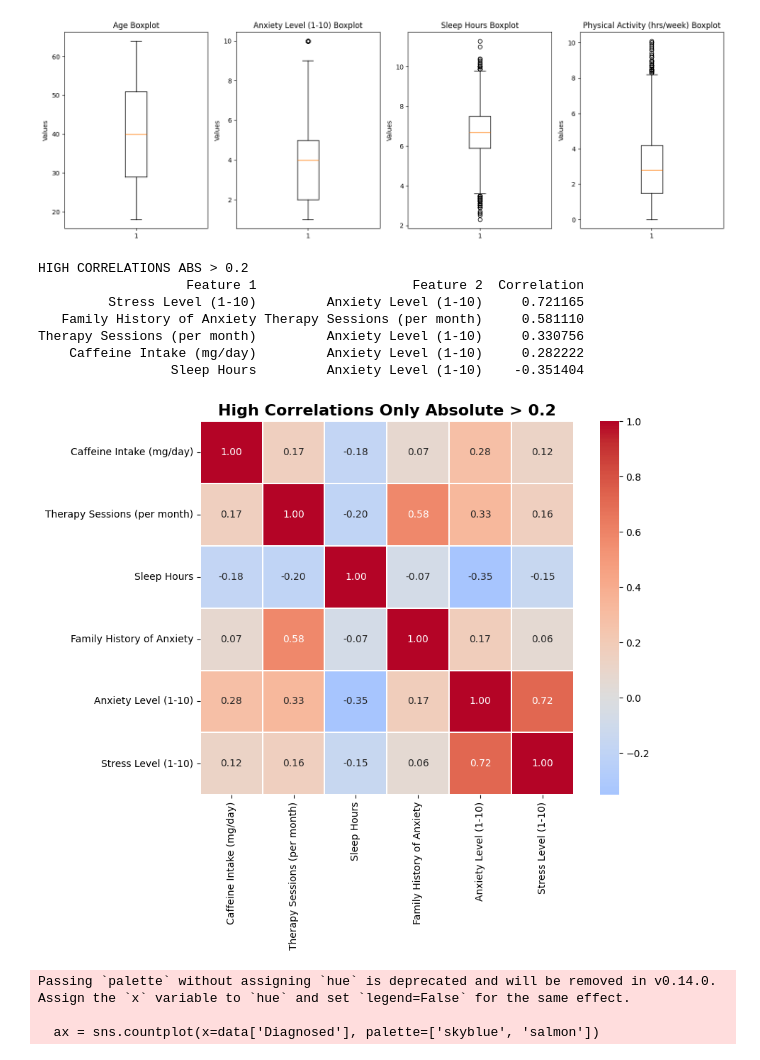
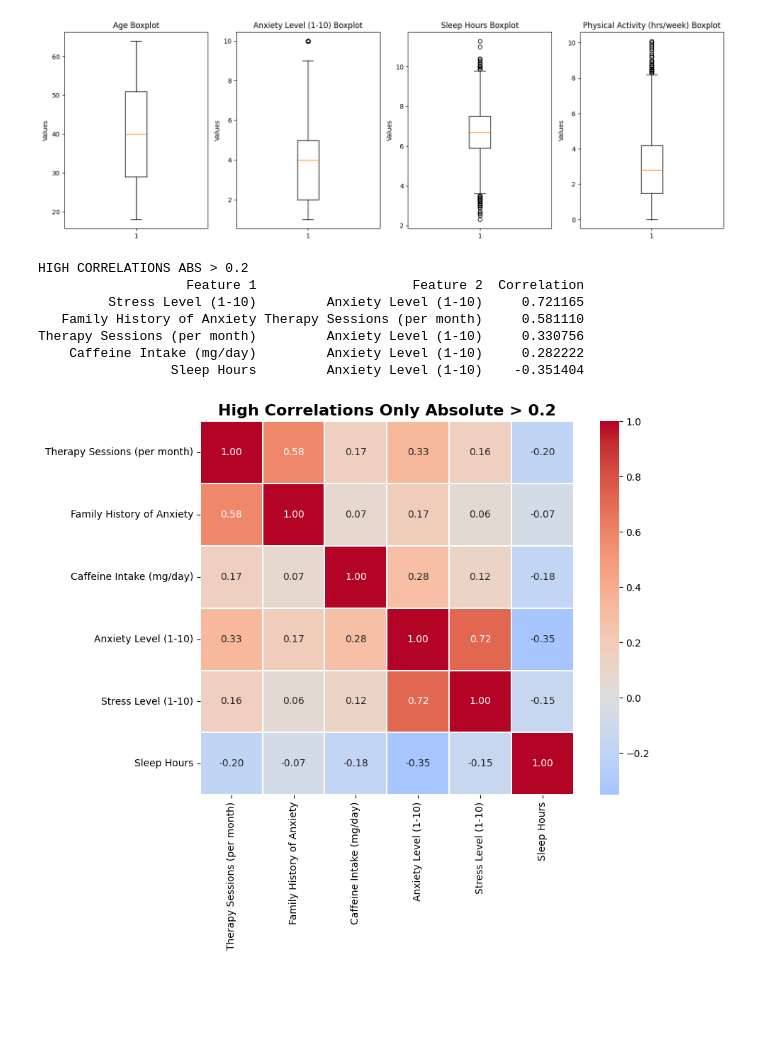
Before and after one commit to GEORGEMUTALE/DECLINE, a Jupyter notebook: cleaning.ipynb, the cells around one changed output. Cells and saved outputs as stored; diff of their text form; code cells hidden in the pictures; blank space fills up the shorter version.

Commit message:
I have removed warnings

```diff
--- a/cleaning.ipynb
+++ b/cleaning.ipynb
@@ -3,6 +3,9 @@ import pandas as pd
 import numpy as np
 import matplotlib.pyplot as plt
 import seaborn as sns
+
+# Set pandas option to opt-in to the future behavior for downcasting
+pd.set_option('future.no_silent_downcasting', True)
 
 # Load dataset
 # data = pd.read_csv("datasets/family_anxiety_14_dataset.csv") # training dataset
@@ -15,11 +18,11 @@ print(f"Column names: {list(data.columns)}")
 print(f"Data types:\n{data.dtypes}")
 print(f"Missing values:\n{data.isnull().sum()}")
 
-# Convert Yes/No columns to binary
+# Convert Yes/No columns to binary using map() instead of replace to avoid warning
 yes_no_cols = ['Smoking', 'Family History of Anxiety', 'Dizziness',
                'Medication', 'Recent Major Life Event']
 for col in yes_no_cols:
-    data[col] = data[col].replace({'Yes': 1, 'No': 0})
+    data[col] = data[col].map({'Yes': 1, 'No': 0})
 
 # Creating target column: Diagnosed if Anxiety Level > 4
 data['Diagnosed'] = (data['Anxiety Level (1-10)'] > 4).astype(int)
@@ -187,7 +190,8 @@ if high_corr_pairs:
 
 # 1. ENHANCED TARGET DISTRIBUTION PLOT - with percentages and clear labels
 plt.figure(figsize=(10, 5))
-ax = sns.countplot(x=data['Diagnosed'], palette=['skyblue', 'salmon'])
+ax = sns.countplot(x=data['Diagnosed'], hue=data['Diagnosed'],
+                   palette=['skyblue', 'salmon'], legend=False)
 plt.title("Diagnosed Target Distribution", fontsize=14, fontweight='bold')
 plt.xlabel("Diagnosis Status (0 = Non-Diagnosed, 1 = Diagnosed)")
 plt.ylabel("Count")
@@ -294,37 +298,34 @@ for col in categorical_features:
 # data.to_csv("training_dataset.csv", index=False) # save the trainig dataset
 data.to_csv("testing_dataset.csv", index=False)
 print("Dataset saved")
 print(f"Final dataset shape: {data.shape[0]} rows, {data.shape[1]} columns")
 # %% [output]
 DATASET DESCRIPTION
 Dataset shape: 11000 rows, 19 columns
 Column names: ['Age', 'Gender', 'Occupation', 'Sleep Hours', 'Physical Activity (hrs/week)', 'Caffeine Intake (mg/day)', 'Alcohol Consumption (drinks/week)', 'Smoking', 'Family History of Anxiety', 'S ...
 Data types:
 Age                                    int64
 Gender                                object
 Occupation                            object
 Sleep Hours                          float64
 Physical Activity (hrs/week)         float64
 Caffeine Intake (mg/day)               int64
 Alcohol Consumption (drinks/week)      int64
 Smoking                               object
 ... (140 lines left out)
   Outlier values: [2.6, 2.5, 2.9, 11.3, 10.4, 2.9, 2.9, 2.9, 2.6, 2.9, 2.3, 10.4, 2.6, 2.7, 10.4, 11.0, 2.7]
 Physical Activity (hrs/week): 36 outliers (0.33%)
   Max ZScore: 3.92
   Outlier values: [8.7, 9.9, 8.5, 8.5, 8.5, 8.7, 8.7, 8.5, 8.9, 9.8, 10.0, 8.6, 8.7, 9.0, 9.4, 8.7, 8.7, 9.2, 8.5, 8.8, 9.3, 10.1, 9.2, 9.2, 10.0, 9.6, 9.0, 9.0, 9.0, 8.5, 8.6, 9.7, 8.7, 8.9, 8.8, 9.6 ...
 [figure]
 HIGH CORRELATIONS ABS > 0.2
                    Feature 1                    Feature 2  Correlation
          Stress Level (1-10)         Anxiety Level (1-10)     0.721165
    Family History of Anxiety Therapy Sessions (per month)     0.581110
 Therapy Sessions (per month)         Anxiety Level (1-10)     0.330756
     Caffeine Intake (mg/day)         Anxiety Level (1-10)     0.282222
                  Sleep Hours         Anxiety Level (1-10)    -0.351404
-[figure, old version]
+[figure, new version]
-Passing `palette` without assigning `hue` is deprecated and will be removed in v0.14.0. Assign the `x` variable to `hue` and set `legend=False` for the same effect.
-
-  ax = sns.countplot(x=data['Diagnosed'], palette=['skyblue', 'salmon'])
 [figure]
 [figure]
 [figure]
```
Also changed, not shown: parts of 1 cell of this notebook.
